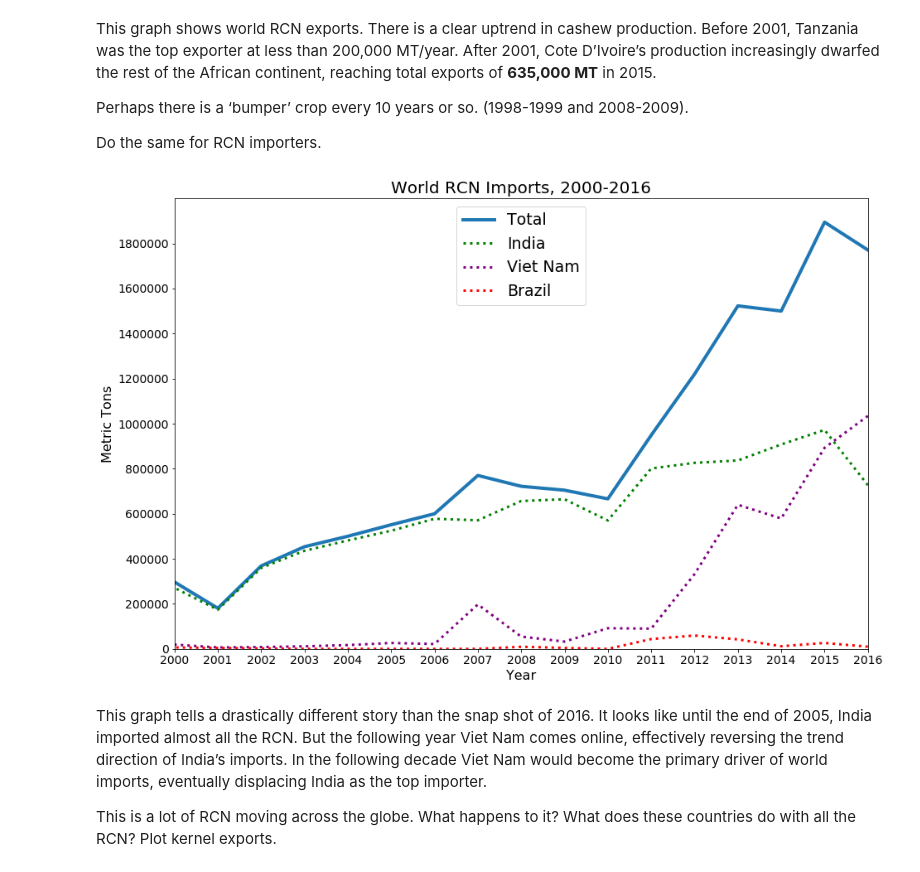
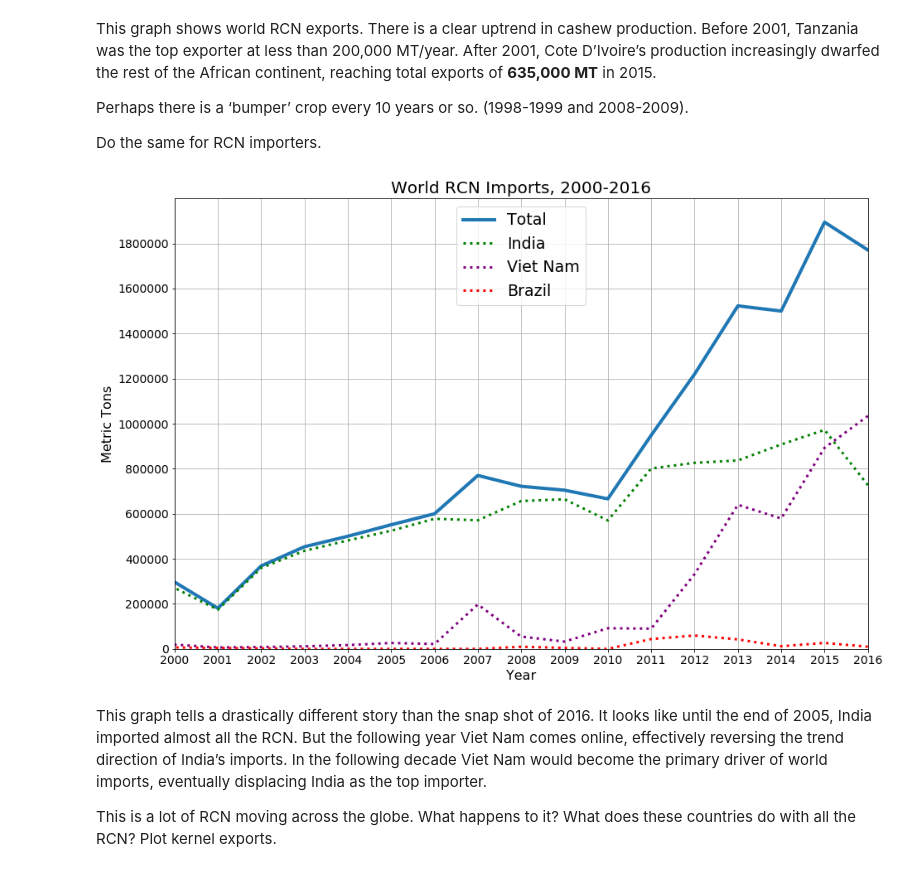
Before and after one commit to ExtraLime/cashew, a Jupyter notebook: cashew-trade.ipynb, the cells around one changed output. Saved outputs shown, nothing was run; the diff lists cells and outputs as text; code cells hidden in the pictures.

```diff
--- a/cashew-trade.ipynb
+++ b/cashew-trade.ipynb
@@ -105,27 +106,28 @@ Do the same for RCN importers.
 # %%
 #Isolate country data
 ind = imports.loc[imports['Country or Area'] == 'India'] #India
 viet = imports.loc[imports['Country or Area'] == 'Viet Nam']#Viet Nam
 brz = imports.loc[imports['Country or Area'] == 'Brazil']
 imp_by_year = imports.groupby(imports['Year'])['Quantity'].sum()
 #Plot importers
 plt.figure(figsize=(15,10))
 plt.plot(imp_by_year, label='Total', linewidth=4)
 plt.plot(ind['Year'], ind['Quantity'], label='India', color='green', linestyle='dotted', linewidth=3)
 plt.plot(viet['Year'], viet['Quantity'], label='Viet Nam', color='purple', linestyle='dotted', linewidth=3)
 plt.plot(brz['Year'], brz['Quantity'], label='Brazil', color='red', linestyle='dotted', linewidth=3)
 plt.legend(loc=9, fontsize=19)
 plt.xlabel('Year', fontsize=16)
 plt.xticks(range(1997, 2017, 1),fontsize=14)
 plt.yticks(range(0, 2000000, 200000), fontsize=14)
 plt.ylabel('Metric Tons', fontsize=16)
 plt.ylim(0,2000000)
 plt.xlim(2000,2016)
+plt.grid(True)
 plt.title('World RCN Imports, 2000-2016', fontsize=20)
 
 plt.show()
 # %% [output]
-[figure, old version]
+[figure, new version]
 # %% [markdown]
 This graph tells a drastically different story than the snap shot of 2016. It looks like until the end of 2005, India imported almost all the RCN. But the following year Viet Nam comes online, effectively reversing the trend direction of India’s imports. In the following decade Viet Nam would become the primary driver of world imports, eventually displacing India as the top importer.
 
```
Also changed, not shown: parts of 6 cells of this notebook.
